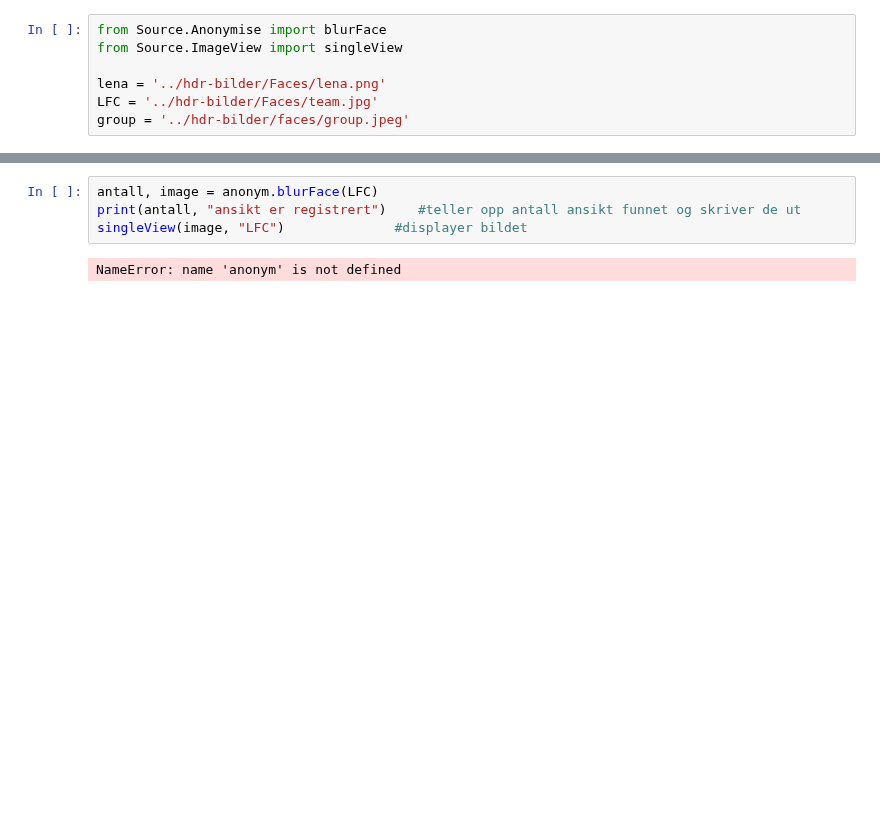
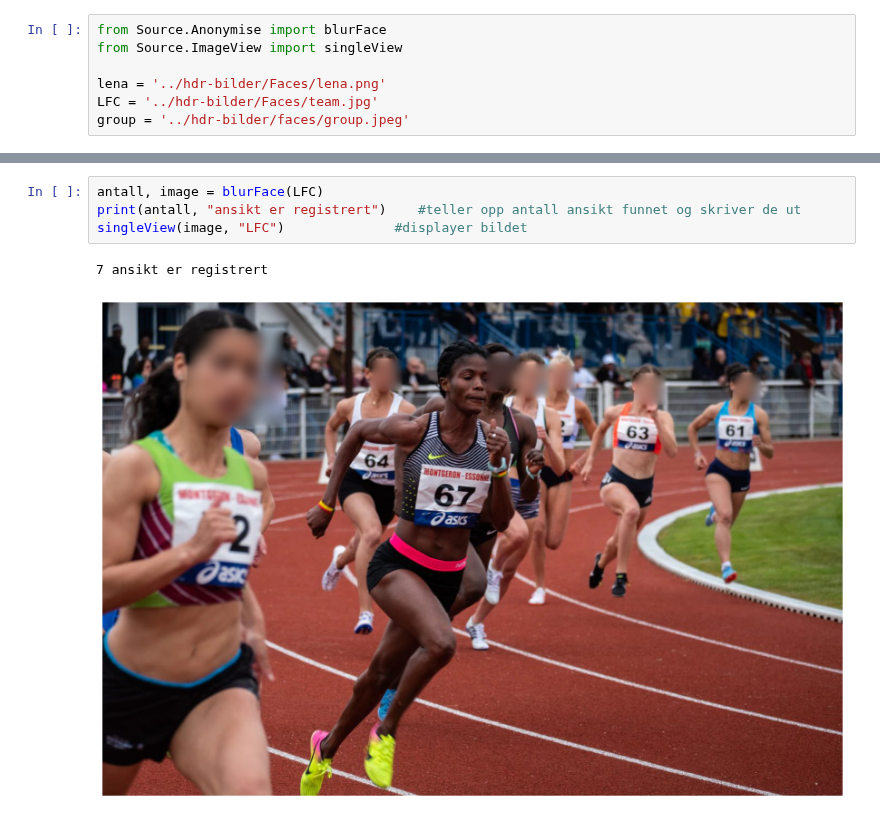
Before and after one commit to jegerud/Sciprog2020project, a Jupyter notebook: src/Anonymise.ipynb, the cells around one changed output, grey strips where cells are left out. Cells and saved outputs as stored; diff of their text form; blank space fills up the shorter version.

```diff
--- a/src/Anonymise.ipynb
+++ b/src/Anonymise.ipynb
@@ -15,9 +15,10 @@ singleView(image, "Lena")            #displayer bildet
 # %%
-antall, image = anonym.blurFace(LFC)
+antall, image = blurFace(LFC)
 print(antall, "ansikt er registrert")    #teller opp antall ansikt funnet og skriver de ut
 singleView(image, "LFC")              #displayer bildet
 # %% [output]
-NameError: name 'anonym' is not defined
+7 ansikt er registrert
+[figure, added]
 # %%
 antall, image = anonym.blurFace(group)
 print(antall, "ansikt er registrert")    #teller opp antall ansikt funnet og skriver de ut
```
Also changed, not shown: parts of 2 cells of this notebook.
